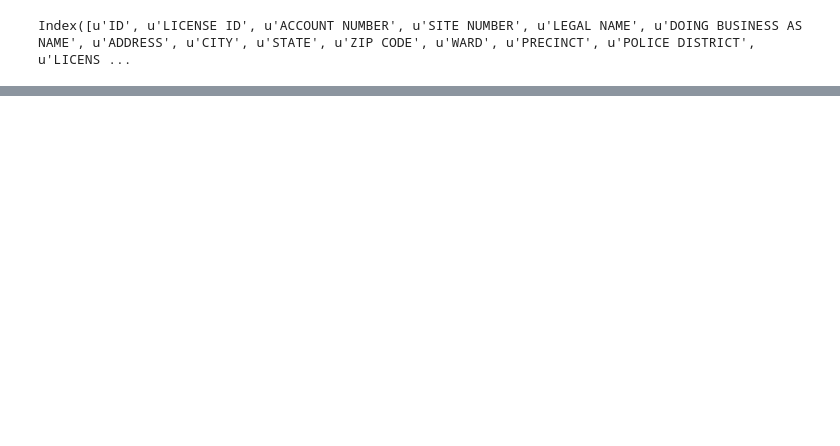
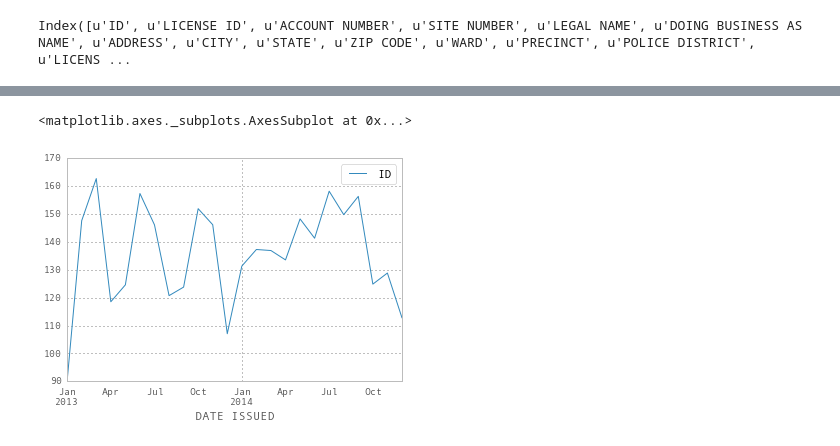
Before and after one commit to fgregg/chi-biz, a Jupyter notebook: code/chibiz_dataprep.ipynb, the cells around one changed output, grey strips where cells are left out. Cells and saved outputs as stored; diff of their text form; code cells hidden in the pictures; blank space fills up the shorter version.

```diff
--- a/code/chibiz_dataprep.ipynb
+++ b/code/chibiz_dataprep.ipynb
@@ -35,0 +120,9 @@ Length: 103718, dtype: bool
+# %%
+#make moving average
+average_weekly = license_count.resample('W')
+average_monthly = license_count.resample('M')
+# %%
+average_monthly['2013':'2014'].plot()
+# %% [output]
+<matplotlib.axes._subplots.AxesSubplot at 0x...>
+[figure, added]
```
Also changed, not shown: parts of 17 cells of this notebook.
